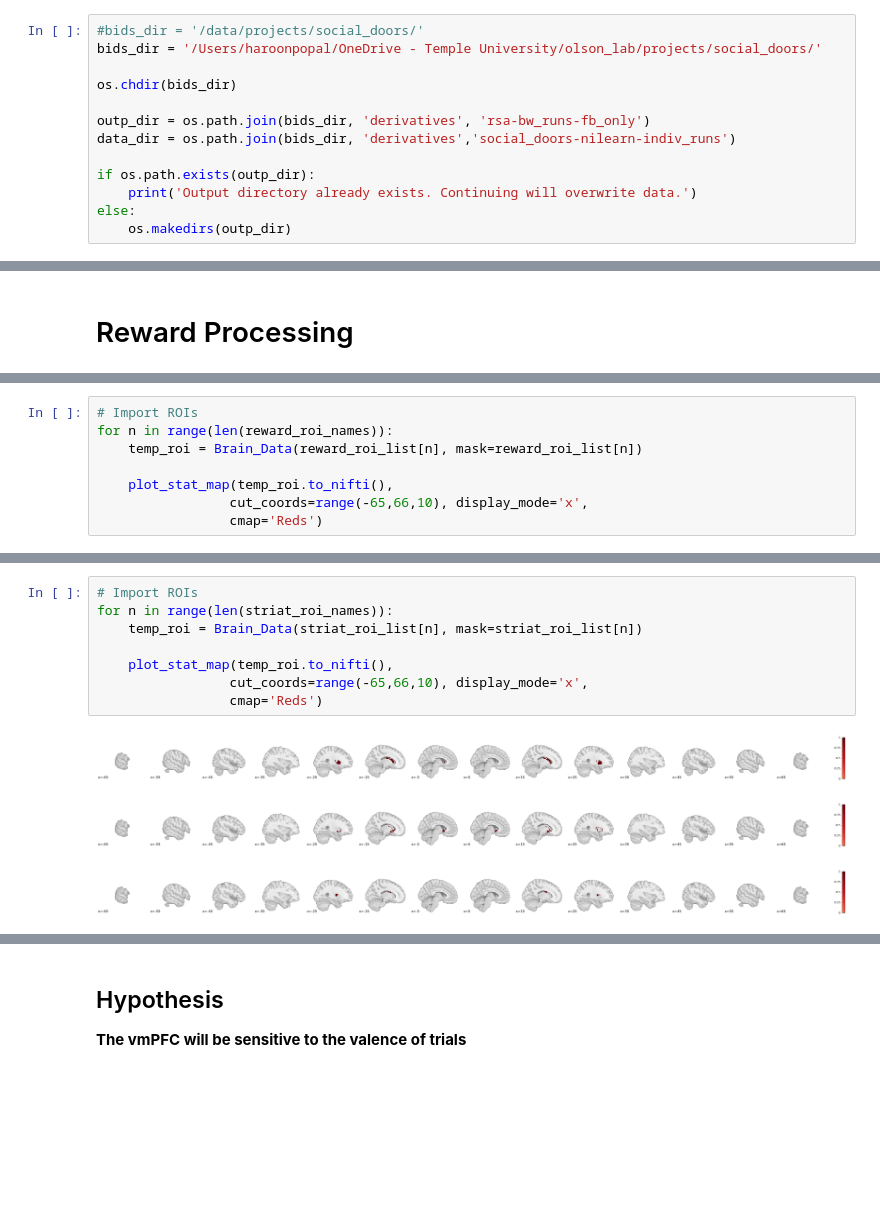
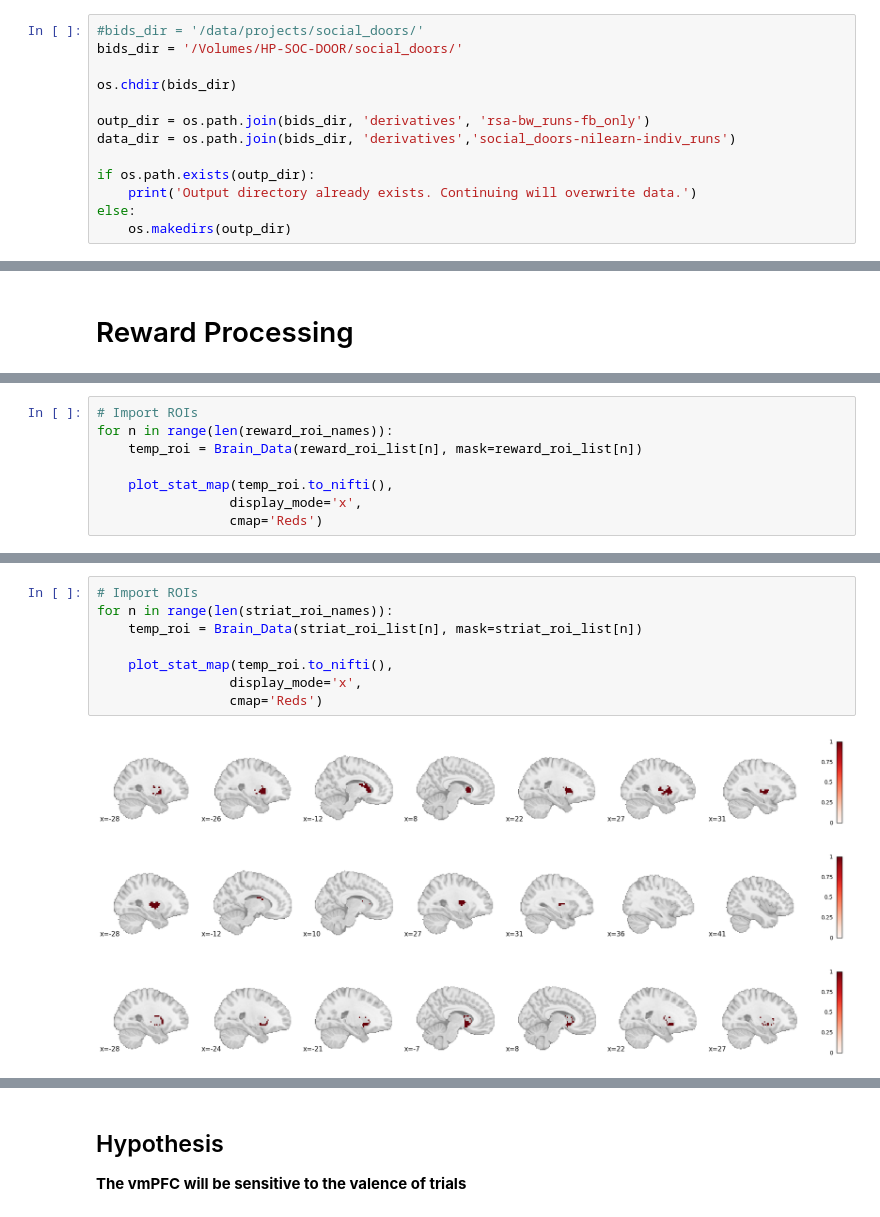
Before and after one commit to hspopal/social_doors, a Jupyter notebook: code/rsa_social_doors-fbonly.ipynb, the cells around one changed output, grey strips where cells are left out. Saved outputs shown, nothing was run; the diff lists cells and outputs as text; blank space fills up the shorter version.

```diff
--- a/code/rsa_social_doors-fbonly.ipynb
+++ b/code/rsa_social_doors-fbonly.ipynb
@@ -17,7 +17,7 @@ import warnings
 warnings.filterwarnings('ignore')
 # %%
 #bids_dir = '/data/projects/social_doors/'
-bids_dir = '/Users/haroonpopal/OneDrive - Temple University/olson_lab/projects/social_doors/'
+bids_dir = '/Volumes/HP-SOC-DOOR/social_doors/'
 
 os.chdir(bids_dir)
 
@@ -176,6 +176,6 @@ for n in range(len(reward_roi_names)):
     temp_roi = Brain_Data(reward_roi_list[n], mask=reward_roi_list[n])
 
     plot_stat_map(temp_roi.to_nifti(),
-                 cut_coords=range(-65,66,10), display_mode='x',
+                 display_mode='x',
                  cmap='Reds')
 # %% [output]
@@ -196,15 +196,15 @@ print(striat_roi_dict)
 # %%
 # Import ROIs
 for n in range(len(striat_roi_names)):
     temp_roi = Brain_Data(striat_roi_list[n], mask=striat_roi_list[n])
 
     plot_stat_map(temp_roi.to_nifti(),
-                 cut_coords=range(-65,66,10), display_mode='x',
+                 display_mode='x',
                  cmap='Reds')
 # %% [output]
-[figure, old version]
+[figure, new version]
-[figure, old version]
+[figure, new version]
-[figure, old version]
+[figure, new version]
 # %%
 # Import ROIs
 social_roi_list = glob.glob(os.path.join(bids_dir,'derivatives','rois', f'roi_bin_social_*.nii.gz'))
```
Also changed, not shown: parts of 16 cells of this notebook, 9 other files.
